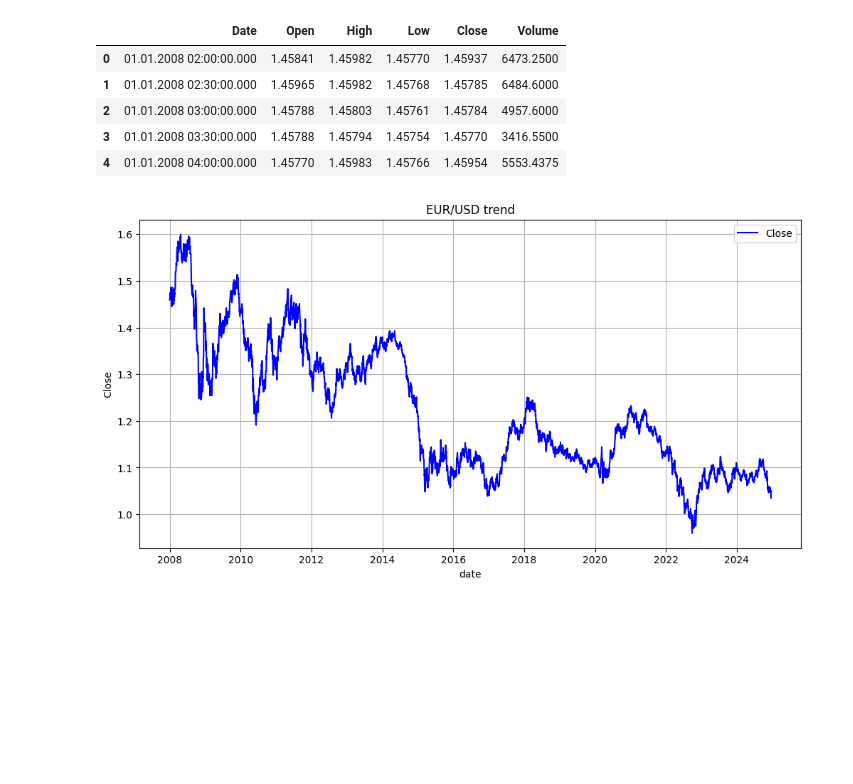
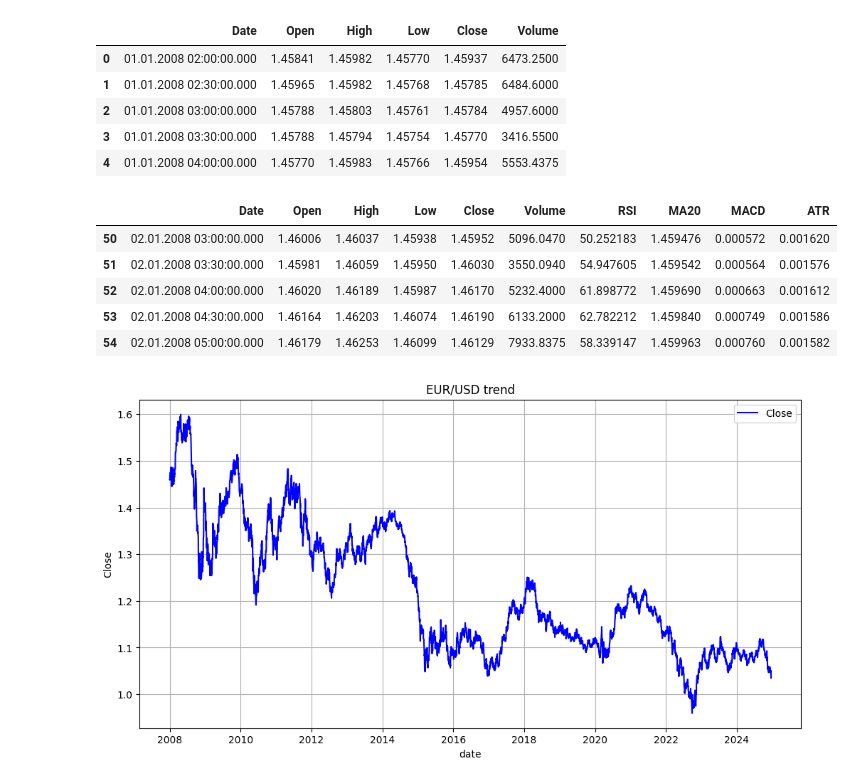
Before and after one commit to mostafamhmdi/alpha-niroo, a Jupyter notebook: candle-prediction-using-LSTM.ipynb, the cells around one changed output. Cells and saved outputs as stored; diff of their text form; code cells hidden in the pictures; blank space fills up the shorter version.

```diff
--- a/candle-prediction-using-LSTM.ipynb
+++ b/candle-prediction-using-LSTM.ipynb
@@ -40,3 +48,12 @@ data.head()
+# %%
+data.head()
+# %% [output]
+|  | Date | Open | High | Low | Close | Volume | RSI | MA20 | MACD | ATR |
+| 50 | 02.01.2008 03:00:00.000 | 1.46006 | 1.46037 | 1.45938 | 1.45952 | 5096.0470 | 50.252183 | 1.459476 | 0.000572 | 0.001620 |
+| 51 | 02.01.2008 03:30:00.000 | 1.45981 | 1.46059 | 1.45950 | 1.46030 | 3550.0940 | 54.947605 | 1.459542 | 0.000564 | 0.001576 |
+| 52 | 02.01.2008 04:00:00.000 | 1.46020 | 1.46189 | 1.45987 | 1.46170 | 5232.4000 | 61.898772 | 1.459690 | 0.000663 | 0.001612 |
+| 53 | 02.01.2008 04:30:00.000 | 1.46164 | 1.46203 | 1.46074 | 1.46190 | 6133.2000 | 62.782212 | 1.459840 | 0.000749 | 0.001586 |
+| 54 | 02.01.2008 05:00:00.000 | 1.46179 | 1.46253 | 1.46099 | 1.46129 | 7933.8375 | 58.339147 | 1.459963 | 0.000760 | 0.001582 |
 # %%
 df['Date'] = pd.to_datetime(df['Date'], format='%d.%m.%Y %H:%M:%S.%f')
 df['Day'] = df['Date'].dt.date
```
Also changed, not shown: parts of 9 cells of this notebook.
